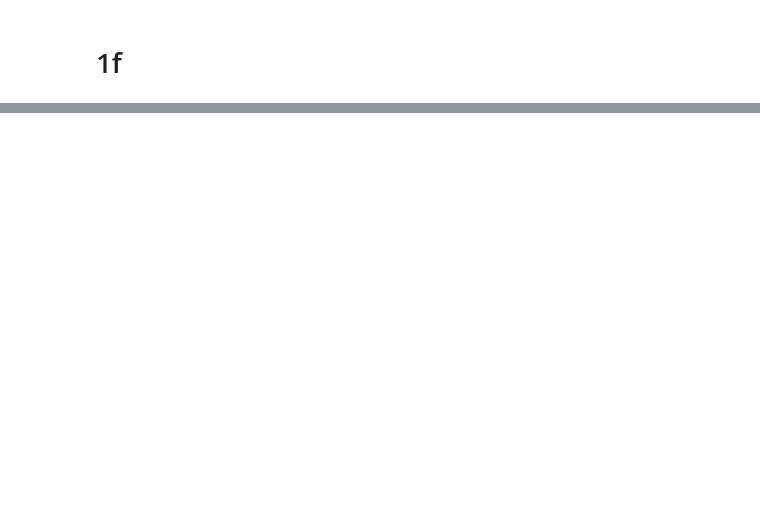
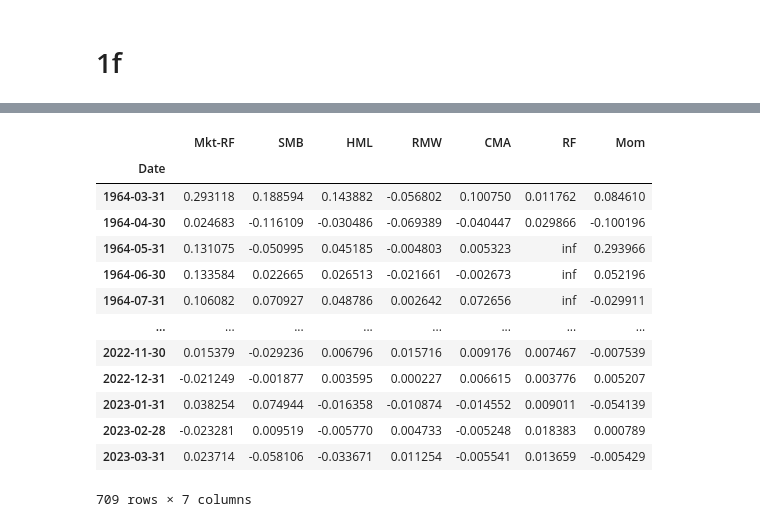
Before and after one commit to jonathoneco/bem114, a Jupyter notebook: Set4/q1.ipynb, the cells around one changed output, grey strips where cells are left out. Saved outputs shown, nothing was run; the diff lists cells and outputs as text; code cells hidden in the pictures; blank space fills up the shorter version.

```diff
--- a/Set4/q1.ipynb
+++ b/Set4/q1.ipynb
@@ -180,2 +131,12 @@ portfolio_returns
+# %%
+# Calculate the long-run average monthly variances
+sigi = monthly_data
+ci = np.array(list(monthly_data.mean(axis=0)))
+
+# Calculate the weights for each factor
+wi = ci / sigi
+
+# Calculate the excess returns on the volatility-managed portfolio
+volatility_managed_returns = wi.shift() * ff5mom_month
 # %% [markdown]
 # 1f
@@ -184,0 +143,15 @@ ff5mom_month = ff5mom_month.dropna()
+# %%
+cols = ['Mkt-RF', 'SMB', 'HML', 'RMW', 'CMA', 'Mom   ']
+# %%
+volatility_managed_returns.index = pd.to_datetime(volatility_managed_returns.index)
+
+# Create a new index with only the year and month
+new_index = volatility_managed_returns.index.strftime('%Y-%m')
+
+# Assign the new index back to your dataframe or series
+volatility_managed_returns.index = new_index
+
+volatility_managed_returns = volatility_managed_returns.dropna(subset=cols)
+# %%
+volatility_managed_returns.index = pd.to_datetime(volatility_managed_returns.index)
+volatility_managed_returns.index = volatility_managed_returns.index + pd.offsets.MonthEnd(0)
@@ -184,0 +206,17 @@ ff5mom_month = ff5mom_month.dropna()
+# %%
+volatility_managed_returns
+# %% [output]
+|  | Mkt-RF | SMB | HML | RMW | CMA | RF | Mom |
+| Date |  |  |  |  |  |  |  |
+| 1964-03-31 | 0.293118 | 0.188594 | 0.143882 | -0.056802 | 0.100750 | 0.011762 | 0.084610 |
+| 1964-04-30 | 0.024683 | -0.116109 | -0.030486 | -0.069389 | -0.040447 | 0.029866 | -0.100196 |
+| 1964-05-31 | 0.131075 | -0.050995 | 0.045185 | -0.004803 | 0.005323 | inf | 0.293966 |
+| 1964-06-30 | 0.133584 | 0.022665 | 0.026513 | -0.021661 | -0.002673 | inf | 0.052196 |
+| 1964-07-31 | 0.106082 | 0.070927 | 0.048786 | 0.002642 | 0.072656 | inf | -0.029911 |
+| ... | ... | ... | ... | ... | ... | ... | ... |
+| 2022-11-30 | 0.015379 | -0.029236 | 0.006796 | 0.015716 | 0.009176 | 0.007467 | -0.007539 |
+| 2022-12-31 | -0.021249 | -0.001877 | 0.003595 | 0.000227 | 0.006615 | 0.003776 | 0.005207 |
+| 2023-01-31 | 0.038254 | 0.074944 | -0.016358 | -0.010874 | -0.014552 | 0.009011 | -0.054139 |
+| 2023-02-28 | -0.023281 | 0.009519 | -0.005770 | 0.004733 | -0.005248 | 0.018383 | 0.000789 |
+| 2023-03-31 | 0.023714 | -0.058106 | -0.033671 | 0.011254 | -0.005541 | 0.013659 | -0.005429 |
+709 rows × 7 columns
```
Also changed, not shown: parts of 10 cells of this notebook.
